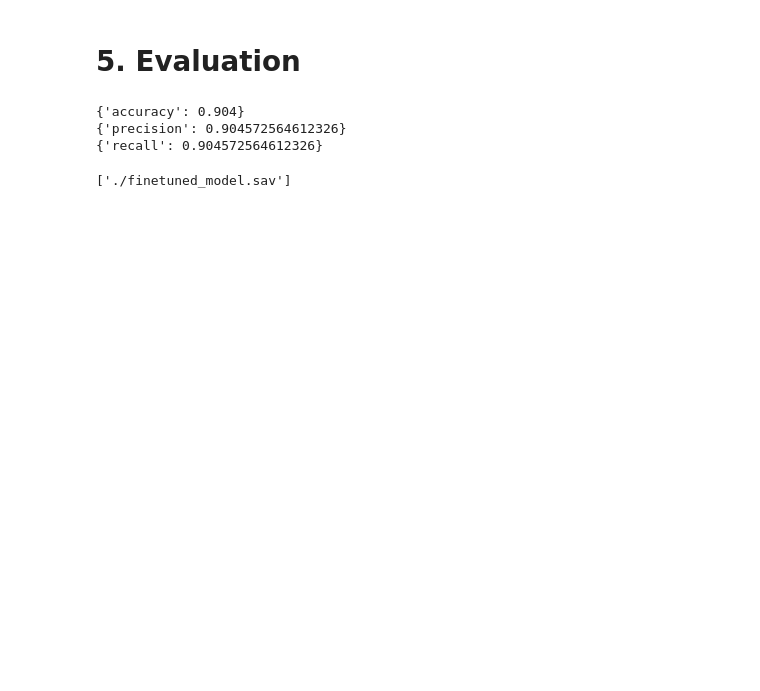
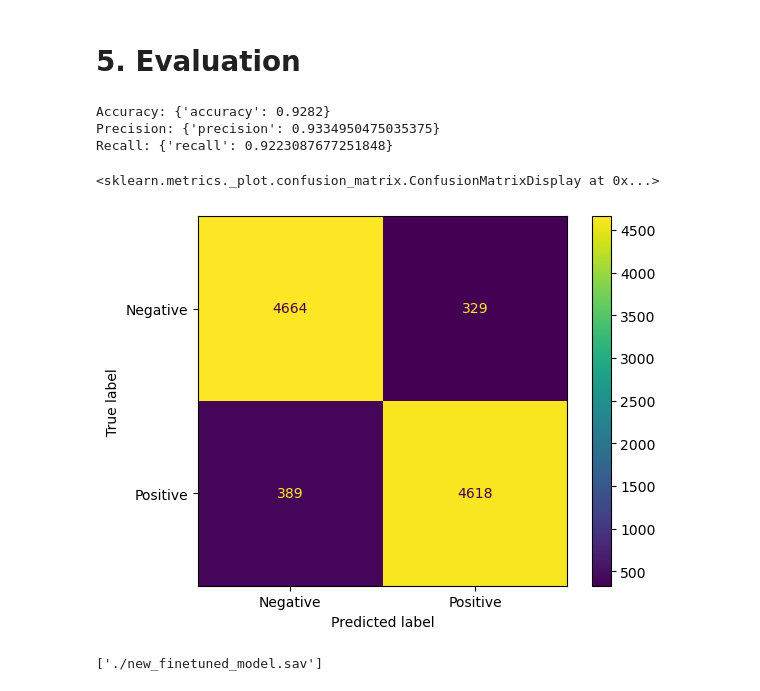
Before and after one commit to alexfishy12/MovieReviewSentimentNLP, a Jupyter notebook: _python/MovieReviewSentimentAnalysis.ipynb, the cells around one changed output. Saved outputs shown, nothing was run; the diff lists cells and outputs as text; code cells hidden in the pictures; blank space fills up the shorter version.

```diff
--- a/_python/MovieReviewSentimentAnalysis.ipynb
+++ b/_python/MovieReviewSentimentAnalysis.ipynb
@@ -189,16 +273,20 @@ int(torch.argmax(result.logits))
 # %% [markdown]
 # **5. Evaluation**
 # %%
+# do final evaluation on fine-tuned model
 from sklearn.metrics import ConfusionMatrixDisplay, confusion_matrix
-
 import evaluate
 
+# initialize evaluation functions
 accuracy_metric = evaluate.load("accuracy")
 precision_metric = evaluate.load("precision")
 recall_metric = evaluate.load("recall")
 
+model.eval()
 
-model.eval()
+# create arrays for confusion matrix data
+y_true = []
+y_pred = []
 for batch in test_dataloader:
     batch = {k: v.to(device) for k, v in batch.items()}
     with torch.no_grad():
@@ -210,22 +298,34 @@ for batch in test_dataloader:
     precision_metric.add_batch(predictions=predictions, references=batch["labels"])
     recall_metric.add_batch(predictions=predictions, references=batch["labels"])
 
-print(accuracy_metric.compute())
-print(precision_metric.compute())
-print(recall_metric.compute())
+    # add batch to confusion matrix arrays
+    y_true.extend(batch["labels"].tolist())
+    y_pred.extend(predictions.tolist())
+
+print("Accuracy:", accuracy_metric.compute())
+print("Precision:", precision_metric.compute())
+print("Recall:", recall_metric.compute())
 # %% [output]
-{'accuracy': 0.904}
-{'precision': 0.904572564612326}
-{'recall': 0.904572564612326}
+Accuracy: {'accuracy': 0.9282}
+Precision: {'precision': 0.9334950475035375}
+Recall: {'recall': 0.9223087677251848}
+# %%
+# Calculate and plot the confusion matrix
+cm = confusion_matrix(y_true, y_pred)
+display = ConfusionMatrixDisplay(confusion_matrix=cm, display_labels=["Negative", "Positive"])
+display.plot()
+# %% [output]
+<sklearn.metrics._plot.confusion_matrix.ConfusionMatrixDisplay at 0x...>
+[figure, added]
 # %%
 import joblib
 
 # save the model to disk
-filename = 'finetuned_model.sav'
+filename = './new_finetuned_model.sav'
 
 #model, tokenizer = joblib.load('./finetuned_model.sav')
 model.to("cpu")
 
-joblib.dump(value=[model, tokenizer], filename="./finetuned_model.sav", compress=0)
+joblib.dump(value=[model, tokenizer], filename=filename, compress=0)
 # %% [output]
-['./finetuned_model.sav']
+['./new_finetuned_model.sav']
```
Also changed, not shown: parts of 20 cells of this notebook, 4 other files.
